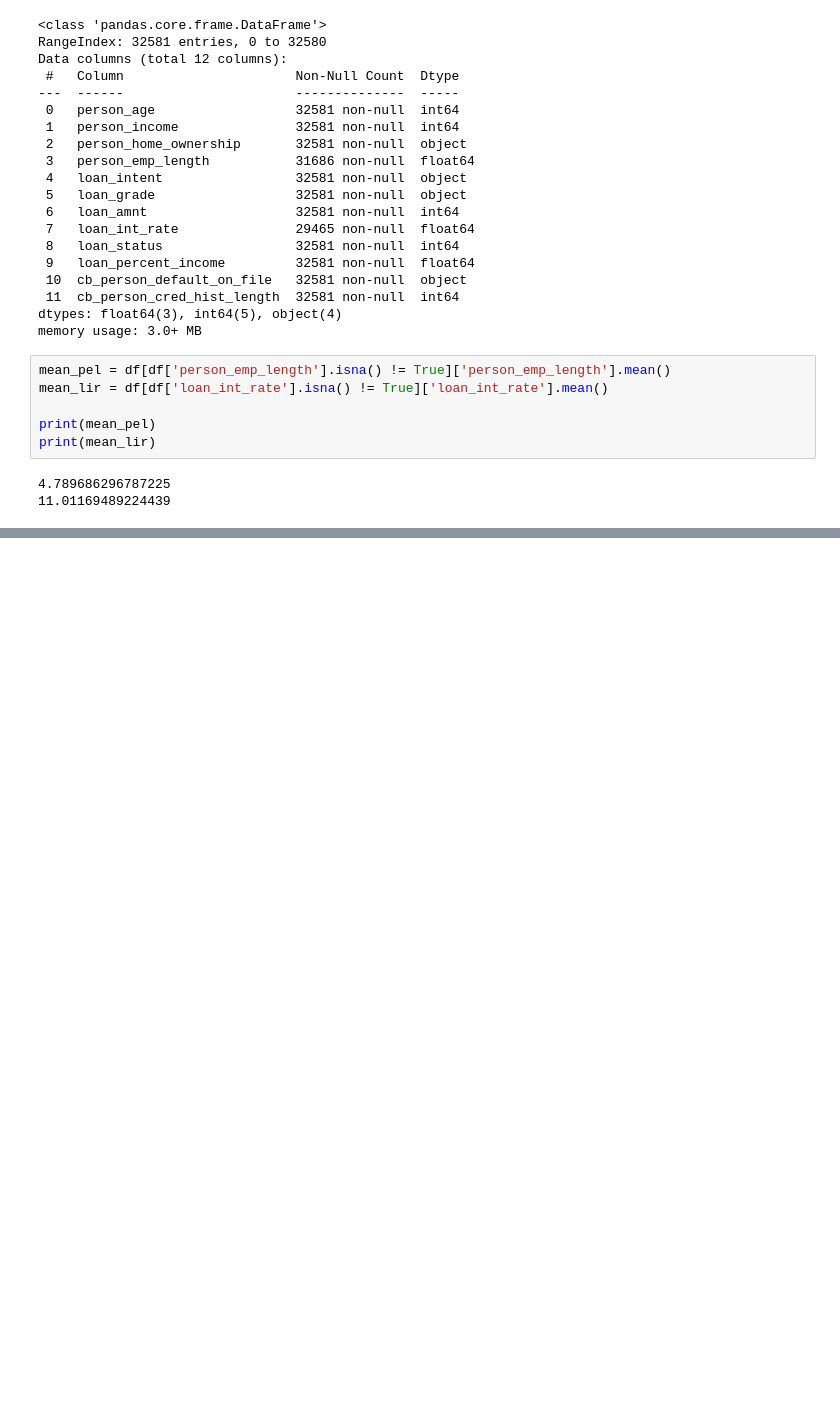
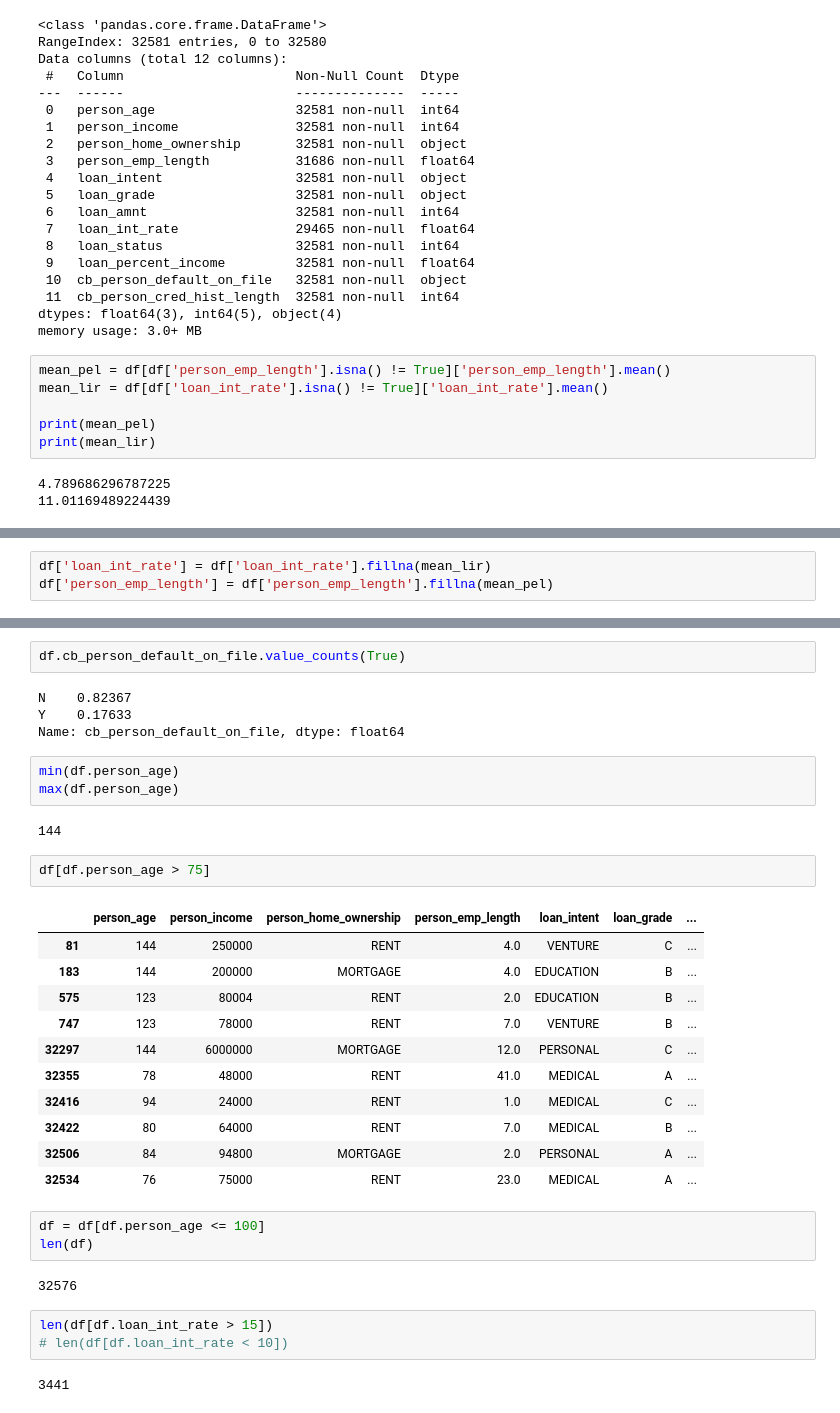
Before and after one commit to WickedoneC/Finance_Projects, a Jupyter notebook: Loan_Analysis/Loan_EDA.ipynb, the cells around one changed output, grey strips where cells are left out. Saved outputs shown, nothing was run; the diff lists cells and outputs as text; blank space fills up the shorter version.

```diff
--- a/Loan_Analysis/Loan_EDA.ipynb
+++ b/Loan_Analysis/Loan_EDA.ipynb
@@ -101,0 +115,3 @@ TypeError: 'Series' object cannot be interpreted as an integer
+# %%
+df['loan_int_rate'] = df['loan_int_rate'].fillna(mean_lir)
+df['person_emp_length'] = df['person_emp_length'].fillna(mean_pel)
@@ -101,0 +154,35 @@ TypeError: 'Series' object cannot be interpreted as an integer
+# %%
+df.cb_person_default_on_file.value_counts(True)
+# %% [output]
+N    0.82367
+Y    0.17633
+Name: cb_person_default_on_file, dtype: float64
+# %%
+min(df.person_age)
+max(df.person_age)
+# %% [output]
+144
+# %%
+df[df.person_age > 75]
+# %% [output]
+|  | person_age | person_income | person_home_ownership | person_emp_length | loan_intent | loan_grade | ... |
+| 81 | 144 | 250000 | RENT | 4.0 | VENTURE | C | ... |
+| 183 | 144 | 200000 | MORTGAGE | 4.0 | EDUCATION | B | ... |
+| 575 | 123 | 80004 | RENT | 2.0 | EDUCATION | B | ... |
+| 747 | 123 | 78000 | RENT | 7.0 | VENTURE | B | ... |
+| 32297 | 144 | 6000000 | MORTGAGE | 12.0 | PERSONAL | C | ... |
+| 32355 | 78 | 48000 | RENT | 41.0 | MEDICAL | A | ... |
+| 32416 | 94 | 24000 | RENT | 1.0 | MEDICAL | C | ... |
+| 32422 | 80 | 64000 | RENT | 7.0 | MEDICAL | B | ... |
+| 32506 | 84 | 94800 | MORTGAGE | 2.0 | PERSONAL | A | ... |
+| 32534 | 76 | 75000 | RENT | 23.0 | MEDICAL | A | ... |
+# %%
+df = df[df.person_age <= 100]
+len(df)
+# %% [output]
+32576
+# %%
+len(df[df.loan_int_rate > 15])
+# len(df[df.loan_int_rate < 10])
+# %% [output]
+3441
```
Also changed, not shown: parts of 14 cells of this notebook.
